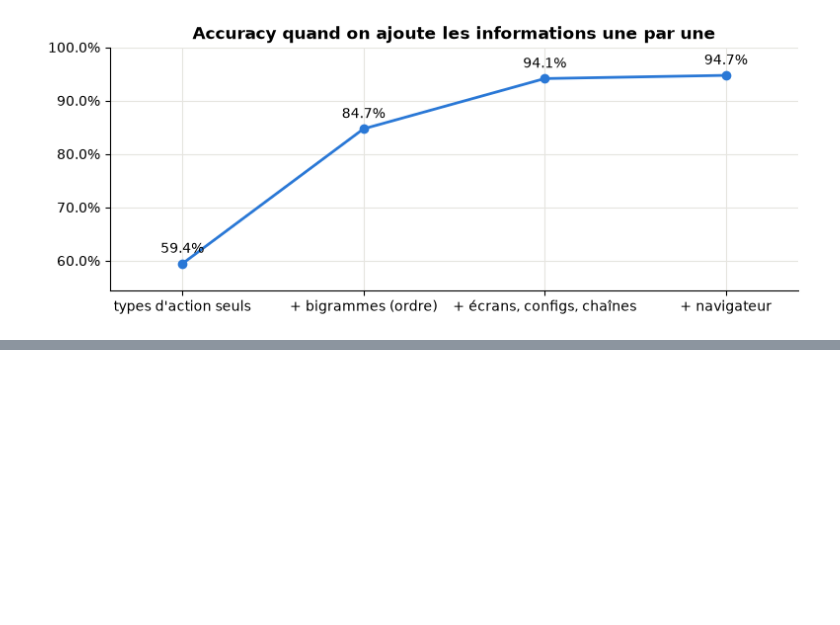
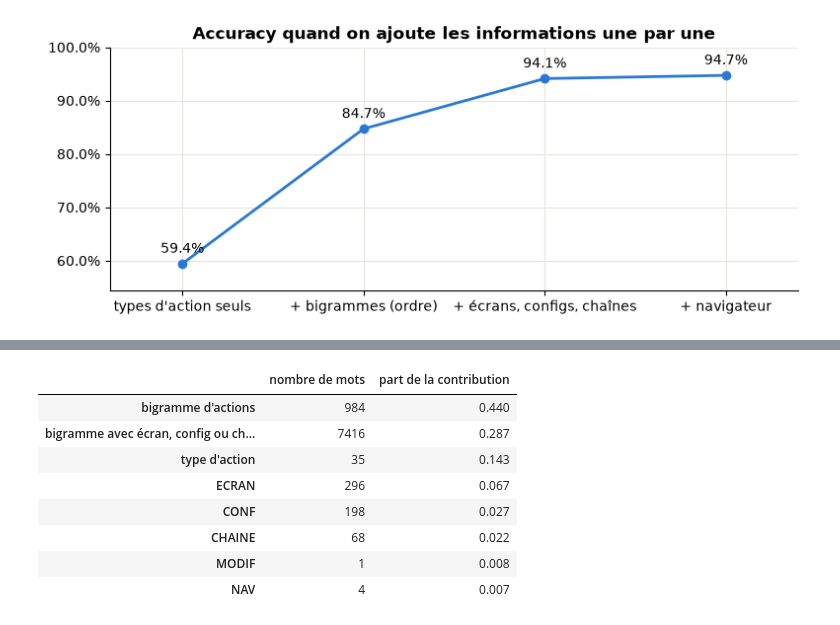
Before and after one commit to SeifSaid/be1, a Jupyter notebook: analyse.ipynb, the cells around one changed output, grey strips where cells are left out. Drawn from its saved outputs; the diff is of its cells as text; code cells hidden in the pictures; blank space fills up the shorter version.

```diff
--- a/analyse.ipynb
+++ b/analyse.ipynb
@@ -312,0 +287,7 @@ def evaluer(modele, X):
+# %%
+def tfidf(n_max=2):
+    """TF-IDF sur les mots séparés par des espaces, avec les n-grammes de 1 à n_max mots."""
+    return TfidfVectorizer(token_pattern=r"\S+", lowercase=False, sublinear_tf=True,
+                           ngram_range=(1, n_max), min_df=2)
+
+print("Taille du vocabulaire (mots et bigrammes présents dans au moins 2 sessions) :", len(tfidf().fit(textes).vocabulary_))
@@ -313 +313,13 @@ def evaluer(modele, X):
+# %%
+cv = StratifiedKFold(n_splits=4, shuffle=True, random_state=0)
+f1_macro = make_scorer(f1_score, average="macro", zero_division=0)
+
+def evaluer(modele, X, cv=cv):
+    """Accuracy (moyenne et écart-type sur les plis), F1 macro et temps d'entraînement moyen."""
+    res = cross_validate(modele, X, y, cv=cv, scoring={"accuracy": "accuracy", "f1": f1_macro}, n_jobs=4)
+    return {"accuracy": res["test_accuracy"].mean(), "ecart": res["test_accuracy"].std(),
+            "f1": res["test_f1"].mean(), "temps": res["fit_time"].mean()}
+
+def afficher(nom, r):
+    print(f"{nom:42s} accuracy = {r['accuracy']:.1%} (± {r['ecart']:.1%})   F1 macro = {r['f1']:.1%}   entraînement : {r['temps']:.1f} s")
 # %% [markdown]
@@ -533,0 +643,28 @@ soumission.head()
+# %%
+def famille(terme):
+    mots_du_terme = terme.split()
+    if len(mots_du_terme) == 2:
+        if any(m.split("_")[0] in ["ECRAN", "CONF", "CHAINE"] for m in mots_du_terme):
+            return "bigramme avec écran, config ou chaîne"
+        return "bigramme d'actions"
+    for prefixe in ["ECRAN", "CONF", "CHAINE", "NAV"]:
+        if terme.startswith(prefixe + "_"):
+            return prefixe
+    return "MODIF" if terme == "MODIF" else "type d'action"
+
+familles = pd.Series([famille(t) for t in vocabulaire])
+valeur_moyenne = np.asarray(modele_final[0].transform(textes).mean(axis=0)).ravel()  # valeur TF-IDF moyenne de chaque mot
+contribution = pd.Series(np.abs(poids).sum(axis=0) * valeur_moyenne)                 # poids (sur les 247 utilisateurs) x valeur moyenne
+importance = pd.DataFrame({"nombre de mots": familles.value_counts(),
+                           "part de la contribution": contribution.groupby(familles).sum() / contribution.sum()})
+importance.sort_values("part de la contribution", ascending=False).round(3)
+# %% [output]
+|  | nombre de mots | part de la contribution |
+| bigramme d'actions | 984 | 0.440 |
+| bigramme avec écran, config ou ch... | 7416 | 0.287 |
+| type d'action | 35 | 0.143 |
+| ECRAN | 296 | 0.067 |
+| CONF | 198 | 0.027 |
+| CHAINE | 68 | 0.022 |
+| MODIF | 1 | 0.008 |
+| NAV | 4 | 0.007 |
```
Also changed, not shown: parts of 66 cells of this notebook, 19 other files.
